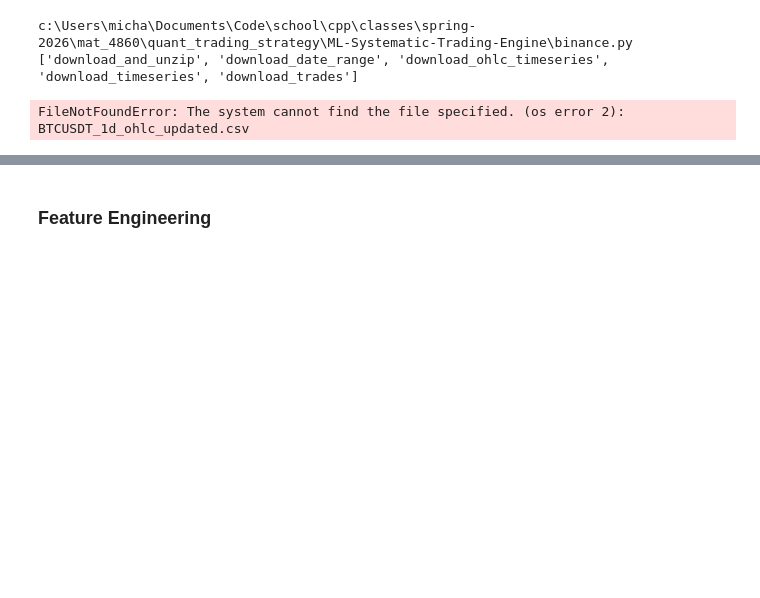
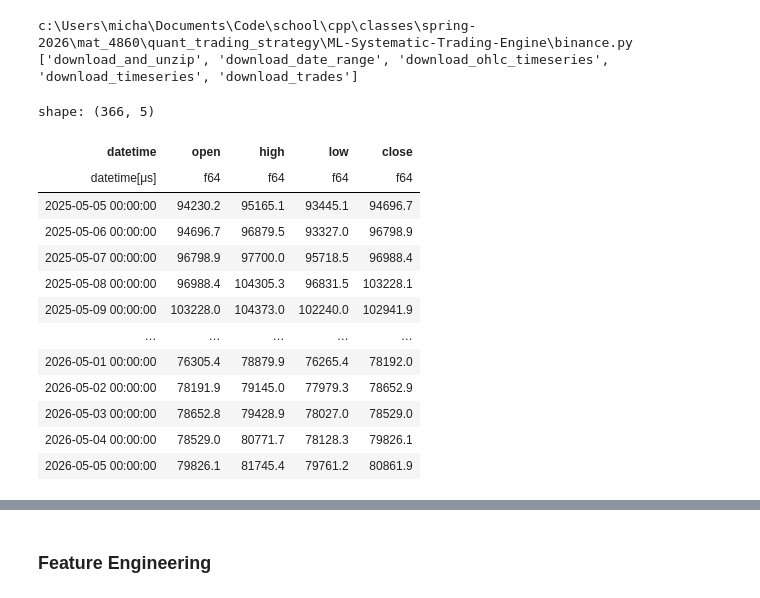
Before and after one commit to MichaelLy766/ML-Systematic-Trading-Engine, a Jupyter notebook: model_discovery/model_discovery_24h.ipynb, the cells around one changed output, grey strips where cells are left out. Cells and saved outputs as stored; diff of their text form; code cells hidden in the pictures; blank space fills up the shorter version.

```diff
--- a/model_discovery/model_discovery_24h.ipynb
+++ b/model_discovery/model_discovery_24h.ipynb
@@ -52,9 +52,22 @@ c:\Users\micha\Documents\Code\school\cpp\classes\spring-2026\mat_4860\quant_trad
 # Data is already downloaded and processed into 24h OHLC CSV
 # binance.download_date_range(sym, start_date, end_date)
 # %%
-ts = pl.read_csv(f"{sym}_{time_interval}_ohlc_updated.csv", try_parse_dates=True).sort('datetime')
+ts = pl.read_csv(f"../historical_data/{sym}_{time_interval}_ohlc_updated.csv", try_parse_dates=True).sort('datetime')
 ts
 # %% [output]
-FileNotFoundError: The system cannot find the file specified. (os error 2): BTCUSDT_1d_ohlc_updated.csv
+shape: (366, 5)
+| datetime | open | high | low | close |
+| datetime[μs] | f64 | f64 | f64 | f64 |
+| 2025-05-05 00:00:00 | 94230.2 | 95165.1 | 93445.1 | 94696.7 |
+| 2025-05-06 00:00:00 | 94696.7 | 96879.5 | 93327.0 | 96798.9 |
+| 2025-05-07 00:00:00 | 96798.9 | 97700.0 | 95718.5 | 96988.4 |
+| 2025-05-08 00:00:00 | 96988.4 | 104305.3 | 96831.5 | 103228.1 |
+| 2025-05-09 00:00:00 | 103228.0 | 104373.0 | 102240.0 | 102941.9 |
+| … | … | … | … | … |
+| 2026-05-01 00:00:00 | 76305.4 | 78879.9 | 76265.4 | 78192.0 |
+| 2026-05-02 00:00:00 | 78191.9 | 79145.0 | 77979.3 | 78652.9 |
+| 2026-05-03 00:00:00 | 78652.8 | 79428.9 | 78027.0 | 78529.0 |
+| 2026-05-04 00:00:00 | 78529.0 | 80771.7 | 78128.3 | 79826.1 |
+| 2026-05-05 00:00:00 | 79826.1 | 81745.4 | 79761.2 | 80861.9 |
 # %%
 research.plot_static_timeseries(ts, sym, 'close', time_interval)
```
Also changed, not shown: parts of 62 cells of this notebook, 8 other files.
